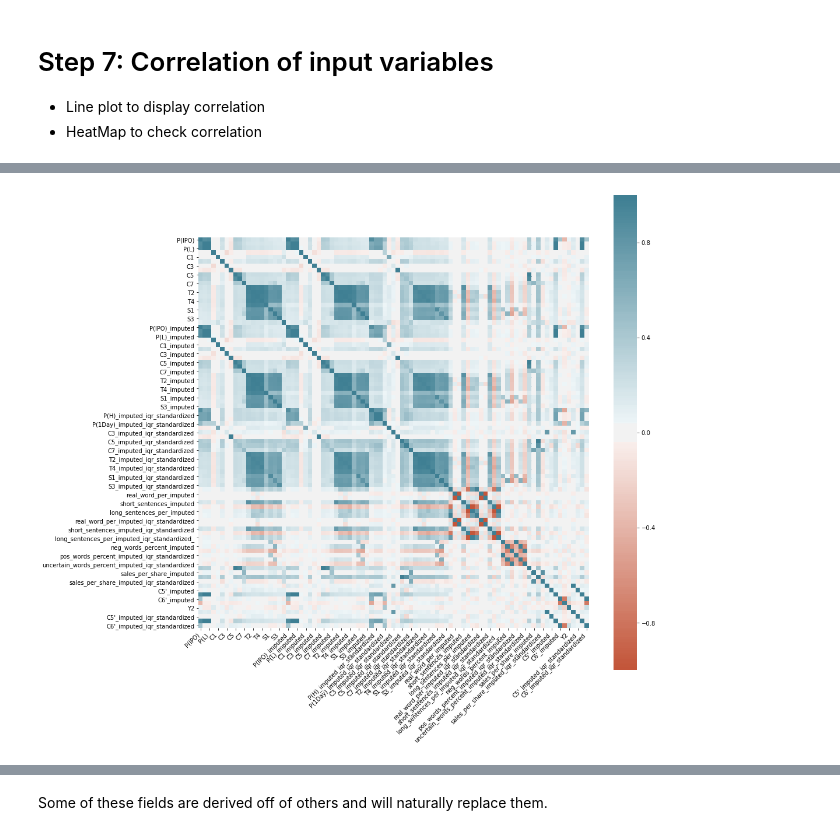
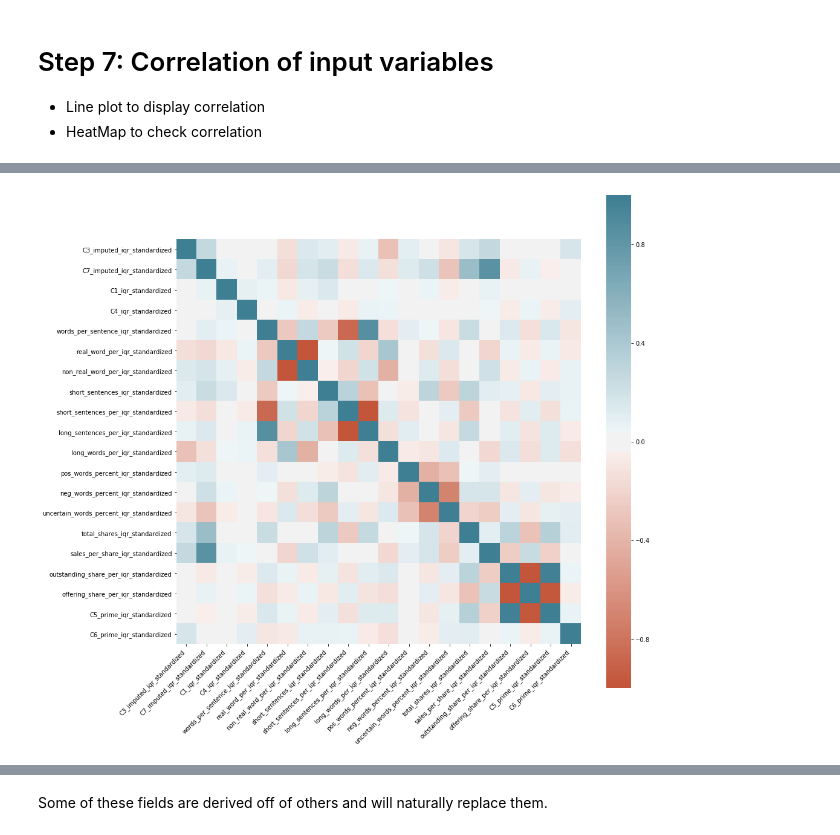
Before and after one commit to fairfield-university-ba545/project1-archana-s-team, a Jupyter notebook: data_prep-dylan.ipynb, the cells around one changed output, grey strips where cells are left out. Drawn from its saved outputs; the diff is of its cells as text; code cells hidden in the pictures.

```diff
--- a/data_prep-dylan.ipynb
+++ b/data_prep-dylan.ipynb
@@ -802,6 +814,6 @@ Drop all fields used in creating additional fields.
 continuous_df = cont_data.copy()
 continuous_df = continuous_df.drop(columns = ['S1','S2','S3','T1','T2_imputed','T3_imputed',
                                               'T4','T5', 'P(IPO)', 'P(L)', 'P(H)', 'P(1Day)', 'P(mid)',
-                                             'C5','C6'])
+                                             'C5','C6','C3_prime', 'Y1','Y2'])
 continuous_df.head()
 # %% [output]
@@ -845,5 +858,5 @@ def interquartile_range_replacement(df, col):
     outliers_augmented = df[col].apply(lambda x: low if x < low else (high if x > high else x))
 
     df[col + '_iqr_standardized'] = outliers_augmented
-    df['data_updated'] = np.where((df['data_updated'] == 1) | (df[col] != df[col + '_iqr_standardized']), 1, 0)
+    #df['data_updated'] = np.where((df['data_updated'] == 1) | (df[col] != df[col + '_iqr_standardized']), 1, 0)
     return df
@@ -850,4 +872,4 @@ def interquartile_range_replacement(df, col):
 # %%
-data_imputed_iqr = data_w_imputed.copy()
-for i in [col for col in list(data_imputed_iqr.columns) if '_imputed' in col and col != 'C2_imputed']:
-    data_imputed_iqr = interquartile_range_replacement(data_imputed_iqr, i)
+cont_iqr_standardized = continuous_df.copy()
+for i in [col for col in list(cont_iqr_standardized.columns[1:])]:
+    cont_iqr_standardized = interquartile_range_replacement(cont_iqr_standardized, i)
@@ -853,0 +886,5 @@ for i in [col for col in list(data_imputed_iqr.columns) if '_imputed' in col and
+# %%
+cont_min_max_scaled = pd.DataFrame(min_max_scale_df(cont_iqr_standardized[cont_iqr_standardized.columns.tolist()[1:]]),
+             columns = cont_iqr_standardized.columns.tolist()[1:])
+cont_min_max_scaled['I1'] = cont_iqr_standardized['I1'].values
+cont_min_max_scaled.head()
@@ -1114,16 +1194,16 @@ False
 # %%
-corr = data_imputed_iqr.corr()
+corr = cont_min_max_scaled[[i for i in list(cont_min_max_scaled.columns) if 'standardized' in i]].corr()
 plt.figure(figsize=(15,15))
 ax = sns.heatmap(
     corr,
     vmin=-1, vmax=1, center=0,
     cmap=sns.diverging_palette(20, 220, n=200),
     square=True
 )
 ax.set_xticklabels(
     ax.get_xticklabels(),
     rotation=45,
     horizontalalignment='right'
 );
 # %% [output]
-[figure, old version]
+[figure, new version]
```
Also changed, not shown: parts of 78 cells of this notebook, 2 other files.
